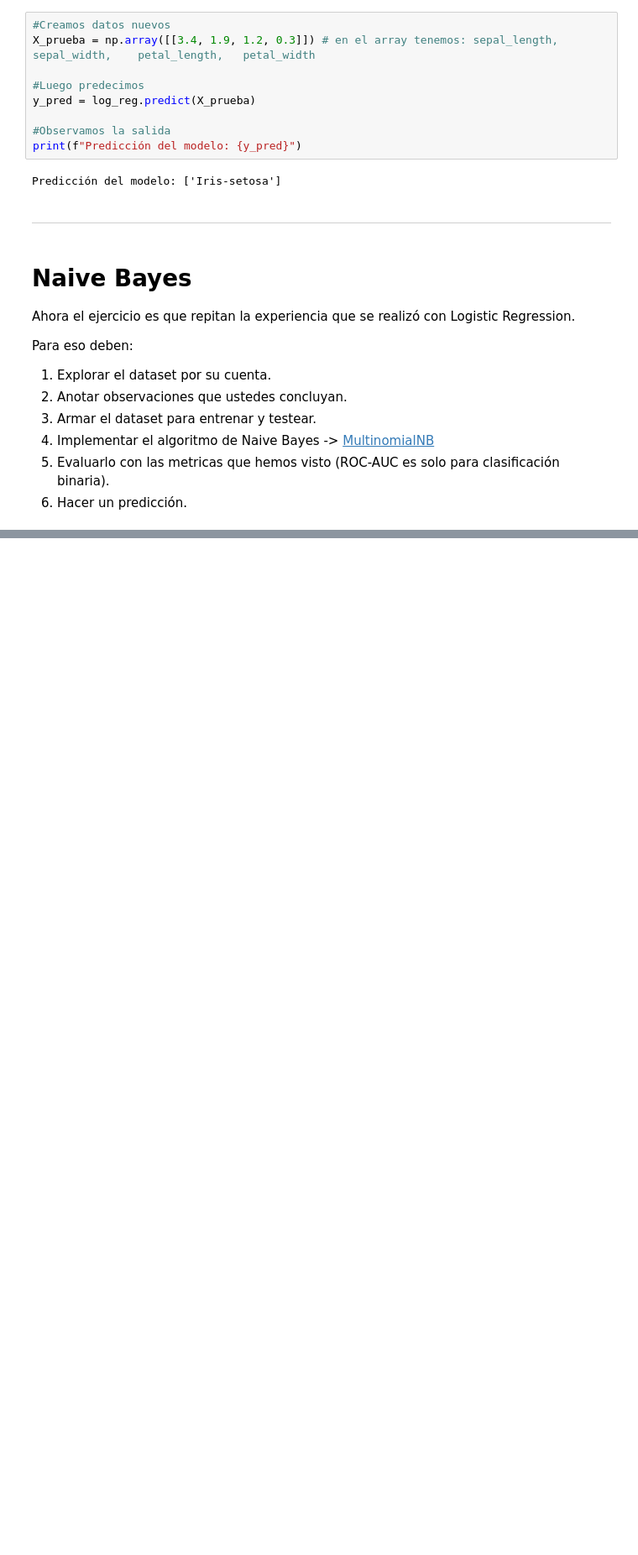
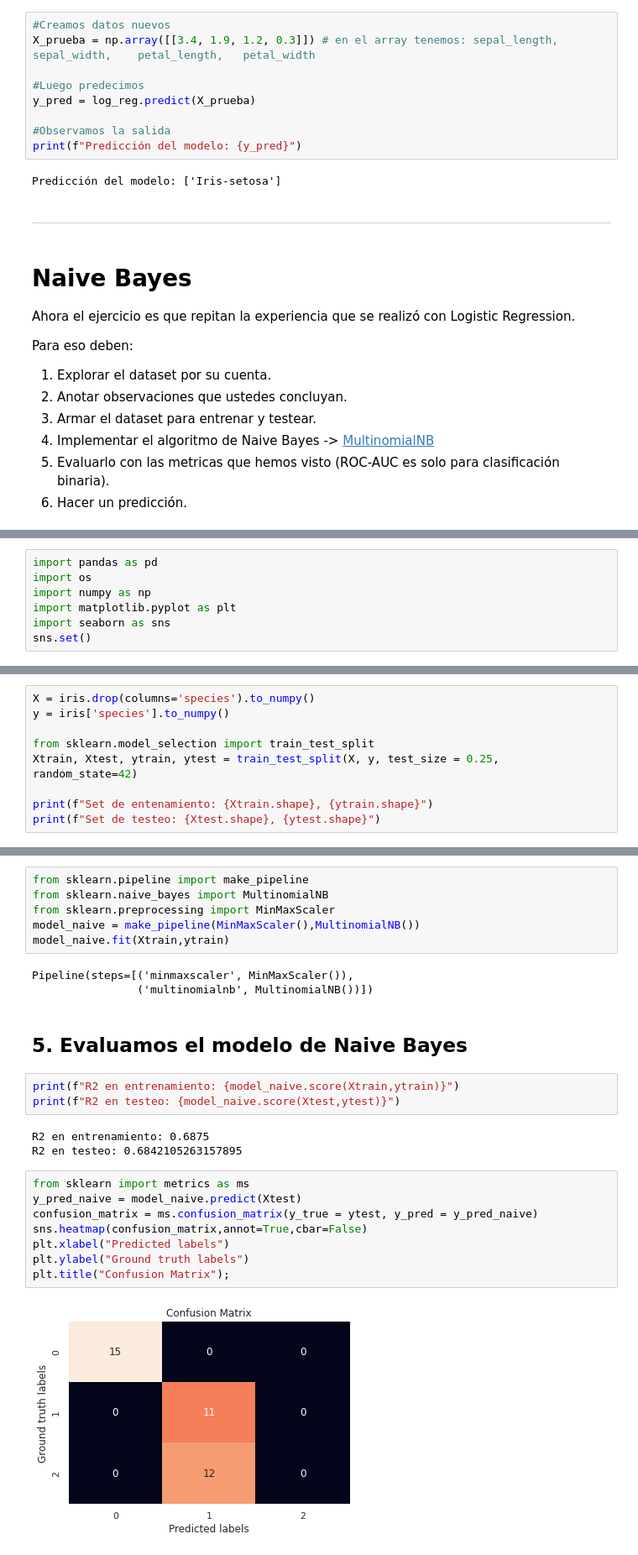
Before and after one commit to juampi20/artificial-intelligence-2022, a Jupyter notebook: tp3_juanpablogarcia_2022.ipynb, the cells around one changed output, grey strips where cells are left out. Shown: that part at 84% size. Saved outputs shown, nothing was run; the diff lists cells and outputs as text; blank space fills up the shorter version.

```diff
--- a/tp3_juanpablogarcia_2022.ipynb
+++ b/tp3_juanpablogarcia_2022.ipynb
@@ -183,0 +199,7 @@ Para eso deben:
+# %%
+import pandas as pd
+import os
+import numpy as np
+import matplotlib.pyplot as plt
+import seaborn as sns
+sns.set()
@@ -183,0 +250,9 @@ Para eso deben:
+# %%
+X = iris.drop(columns='species').to_numpy()
+y = iris['species'].to_numpy()
+
+from sklearn.model_selection import train_test_split
+Xtrain, Xtest, ytrain, ytest = train_test_split(X, y, test_size = 0.25, random_state=42)
+
+print(f"Set de entenamiento: {Xtrain.shape}, {ytrain.shape}")
+print(f"Set de testeo: {Xtest.shape}, {ytest.shape}")
@@ -183,0 +264,27 @@ Para eso deben:
+# %%
+from sklearn.pipeline import make_pipeline
+from sklearn.naive_bayes import MultinomialNB
+from sklearn.preprocessing import MinMaxScaler
+model_naive = make_pipeline(MinMaxScaler(),MultinomialNB())
+model_naive.fit(Xtrain,ytrain)
+# %% [output]
+Pipeline(steps=[('minmaxscaler', MinMaxScaler()),
+                ('multinomialnb', MultinomialNB())])
+# %% [markdown]
+## 5. Evaluamos el modelo de Naive Bayes
+# %%
+print(f"R2 en entrenamiento: {model_naive.score(Xtrain,ytrain)}")
+print(f"R2 en testeo: {model_naive.score(Xtest,ytest)}")
+# %% [output]
+R2 en entrenamiento: 0.6875
+R2 en testeo: 0.6842105263157895
+# %%
+from sklearn import metrics as ms
+y_pred_naive = model_naive.predict(Xtest)
+confusion_matrix = ms.confusion_matrix(y_true = ytest, y_pred = y_pred_naive)
+sns.heatmap(confusion_matrix,annot=True,cbar=False)
+plt.xlabel("Predicted labels")
+plt.ylabel("Ground truth labels")
+plt.title("Confusion Matrix");
+# %% [output]
+[figure, added]
```
Also changed, not shown: parts of 17 cells of this notebook.
